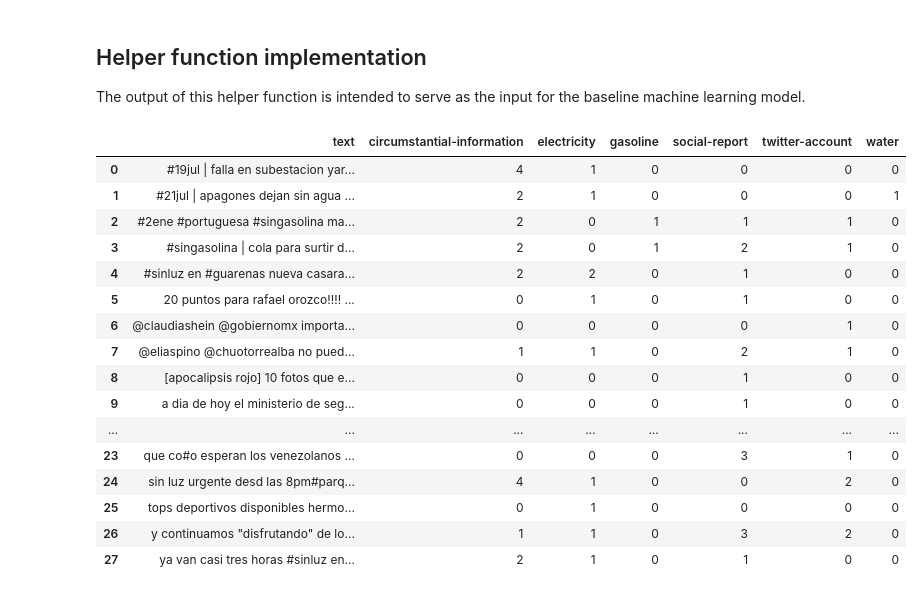
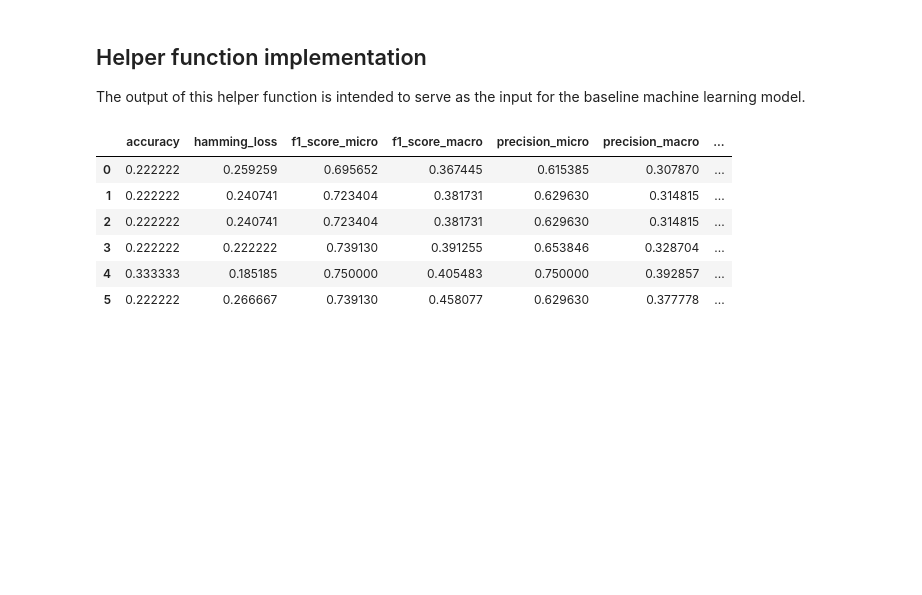
Before and after one commit to code-for-venezuela/c4v-py, a Jupyter notebook: data_analysis/Annotation Data Analysis.ipynb, the cells around one changed output. Saved outputs shown, nothing was run; the diff lists cells and outputs as text; code cells hidden in the pictures; blank space fills up the shorter version.

Commit message:
data_sampler.py created, changed baseline_models.py and added baseline_models class snipped in data_analysis notebook

```diff
--- a/data_analysis/Annotation Data Analysis.ipynb
+++ b/data_analysis/Annotation Data Analysis.ipynb
@@ -538,24 +538,21 @@ The output of this helper function is intended to serve as the input for the bas
 # %%
 import helper_functions
 import numpy as np
 
-helper_functions.annotation_merger(path_to_txt_file= '../brat-v1.3_Crunchy_Frog/data/first-iter/sampled_58_30.txt',
-                 path_to_ann_file= '../brat-v1.3_Crunchy_Frog/data/first-iter/sampled_58_30.ann')
+import sys
+sys.path.append('../helper_functions/')
+import baseline_models
+
+test = baseline_models.report_demo(filename='../brat-v1.3_Crunchy_Frog/data/first-iter/sampled_58_30')
+
+test
+# helper_functions.annotation_merger(path_to_txt_file= '../brat-v1.3_Crunchy_Frog/data/first-iter/sampled_58_30.txt',
+#                  path_to_ann_file= '../brat-v1.3_Crunchy_Frog/data/first-iter/sampled_58_30.ann')
 # %% [output]
-|  | text | circumstantial-information | electricity | gasoline | social-report | twitter-account | water |
-| 0 | #19jul | falla en subestacion yar... | 4 | 1 | 0 | 0 | 0 | 0 |
-| 1 | #21jul | apagones dejan sin agua ... | 2 | 1 | 0 | 0 | 0 | 1 |
-| 2 | #2ene #portuguesa #singasolina ma... | 2 | 0 | 1 | 1 | 1 | 0 |
-| 3 | #singasolina | cola para surtir d... | 2 | 0 | 1 | 2 | 1 | 0 |
-| 4 | #sinluz en #guarenas nueva casara... | 2 | 2 | 0 | 1 | 0 | 0 |
-| 5 | 20 puntos para rafael orozco!!!! ... | 0 | 1 | 0 | 1 | 0 | 0 |
-| 6 | @claudiashein @gobiernomx importa... | 0 | 0 | 0 | 0 | 1 | 0 |
-| 7 | @eliaspino @chuotorrealba no pued... | 1 | 1 | 0 | 2 | 1 | 0 |
-| 8 | [apocalipsis rojo] 10 fotos que e... | 0 | 0 | 0 | 1 | 0 | 0 |
-| 9 | a dia de hoy el ministerio de seg... | 0 | 0 | 0 | 1 | 0 | 0 |
-| ... | ... | ... | ... | ... | ... | ... | ... |
-| 23 | que co#o esperan los venezolanos ... | 0 | 0 | 0 | 3 | 1 | 0 |
-| 24 | sin luz urgente desd las 8pm#parq... | 4 | 1 | 0 | 0 | 2 | 0 |
-| 25 | tops deportivos disponibles hermo... | 0 | 1 | 0 | 0 | 0 | 0 |
-| 26 | y continuamos "disfrutando" de lo... | 1 | 1 | 0 | 3 | 2 | 0 |
-| 27 | ya van casi tres horas #sinluz en... | 2 | 1 | 0 | 1 | 0 | 0 |
+|  | accuracy | hamming_loss | f1_score_micro | f1_score_macro | precision_micro | precision_macro | ... |
+| 0 | 0.222222 | 0.259259 | 0.695652 | 0.367445 | 0.615385 | 0.307870 | ... |
+| 1 | 0.222222 | 0.240741 | 0.723404 | 0.381731 | 0.629630 | 0.314815 | ... |
+| 2 | 0.222222 | 0.240741 | 0.723404 | 0.381731 | 0.629630 | 0.314815 | ... |
+| 3 | 0.222222 | 0.222222 | 0.739130 | 0.391255 | 0.653846 | 0.328704 | ... |
+| 4 | 0.333333 | 0.185185 | 0.750000 | 0.405483 | 0.750000 | 0.392857 | ... |
+| 5 | 0.222222 | 0.266667 | 0.739130 | 0.458077 | 0.629630 | 0.377778 | ... |
```
Also changed, not shown: 7 other files.
